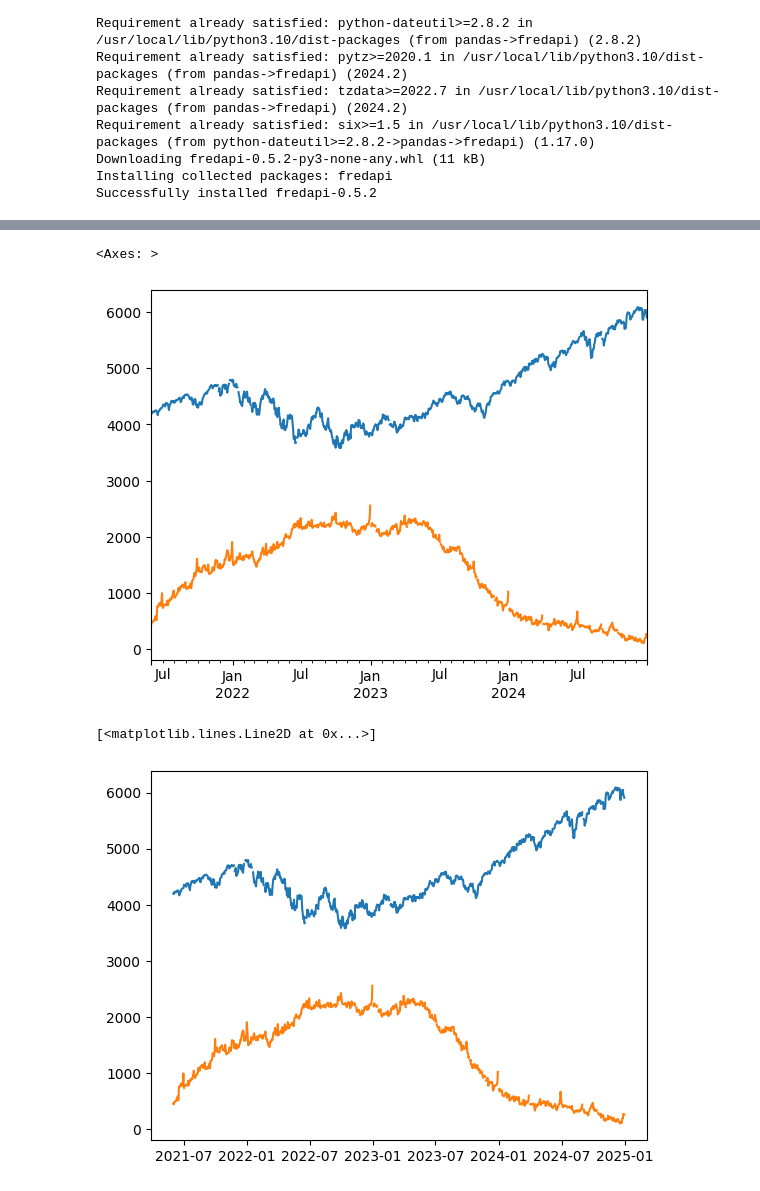
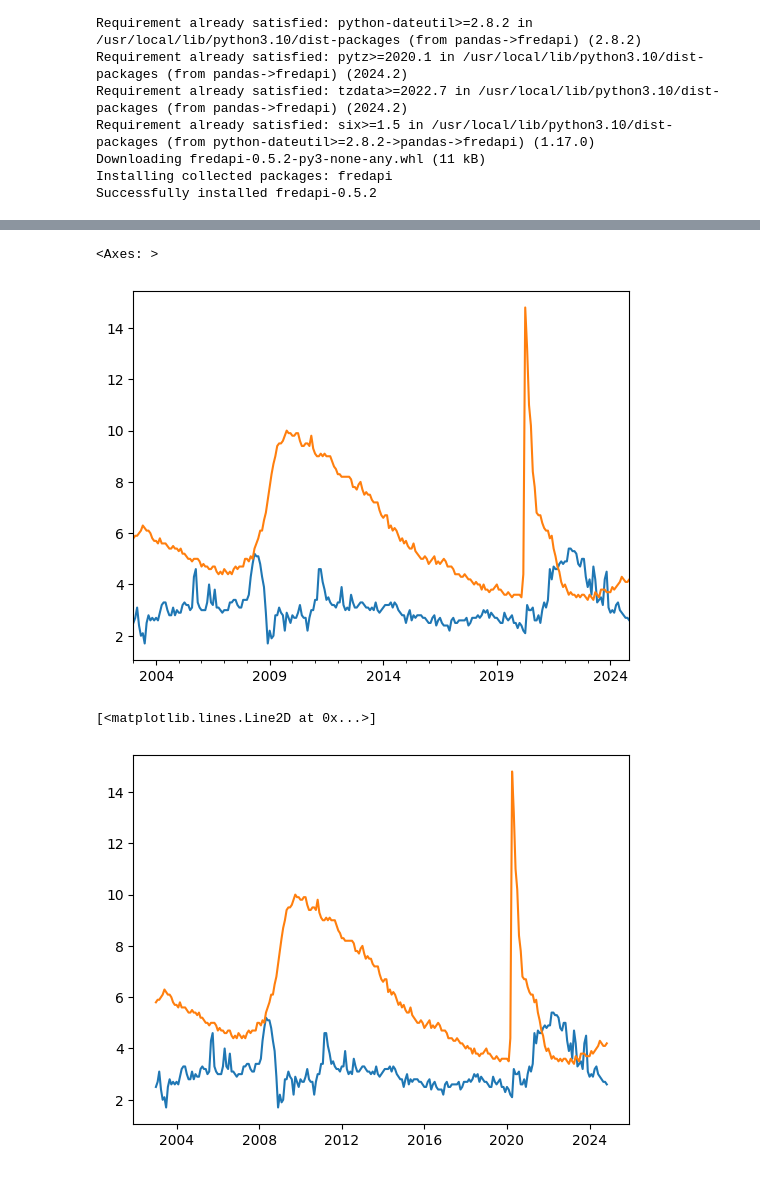
Before and after one commit to fju410290051/fin_data, a Jupyter notebook: Fred_HW9.ipynb, the cells around one changed output, grey strips where cells are left out. Drawn from its saved outputs; the diff is of its cells as text; code cells hidden in the pictures.

```diff
--- a/Fred_HW9.ipynb
+++ b/Fred_HW9.ipynb
@@ -24,6 +24,6 @@ data1 = fred.get_series('SP500')
 # %%
 
-data1 = fred.get_series('SP500', '6/1/2021')
+data1 = fred.get_series('MICH', '1/1/2003')
 # %%
 
 data1.plot()
@@ -35,15 +35,15 @@ data2 = fred.get_series('RRPONTSYD')
 # %%
-data2 = fred.get_series('RRPONTSYD', '6/1/2021')
+data2 = fred.get_series('UNRATE', '1/1/2003')
 # %%
 data1.plot()
 data2.plot()
 # %% [output]
 <Axes: >
-[figure, old version]
+[figure, new version]
 # %%
 
-df1 = data1.to_frame(name="SP500")
-df2 = data2.to_frame(name='RRPONTSYD')
+df1 = data1.to_frame(name="MICH")
+df2 = data2.to_frame(name='UNRATE')
 # %%
 import pandas as pd
 df_merged = pd.concat([df1, df2], axis=1)
@@ -51,10 +51,10 @@ df_merged = pd.concat([df1, df2], axis=1)
 import matplotlib
 import matplotlib.pyplot as plt
 # %%
-plt.plot(df_merged.index, df_merged['SP500'])
-plt.plot(df_merged.index, df_merged['RRPONTSYD'])
+plt.plot(df_merged.index, df_merged['MICH'])
+plt.plot(df_merged.index, df_merged['UNRATE'])
 # %% [output]
 [<matplotlib.lines.Line2D at 0x...>]
-[figure, old version]
+[figure, new version]
 # %%
 fig,ax = plt.subplots()
```
Also changed, not shown: parts of 7 cells of this notebook.
